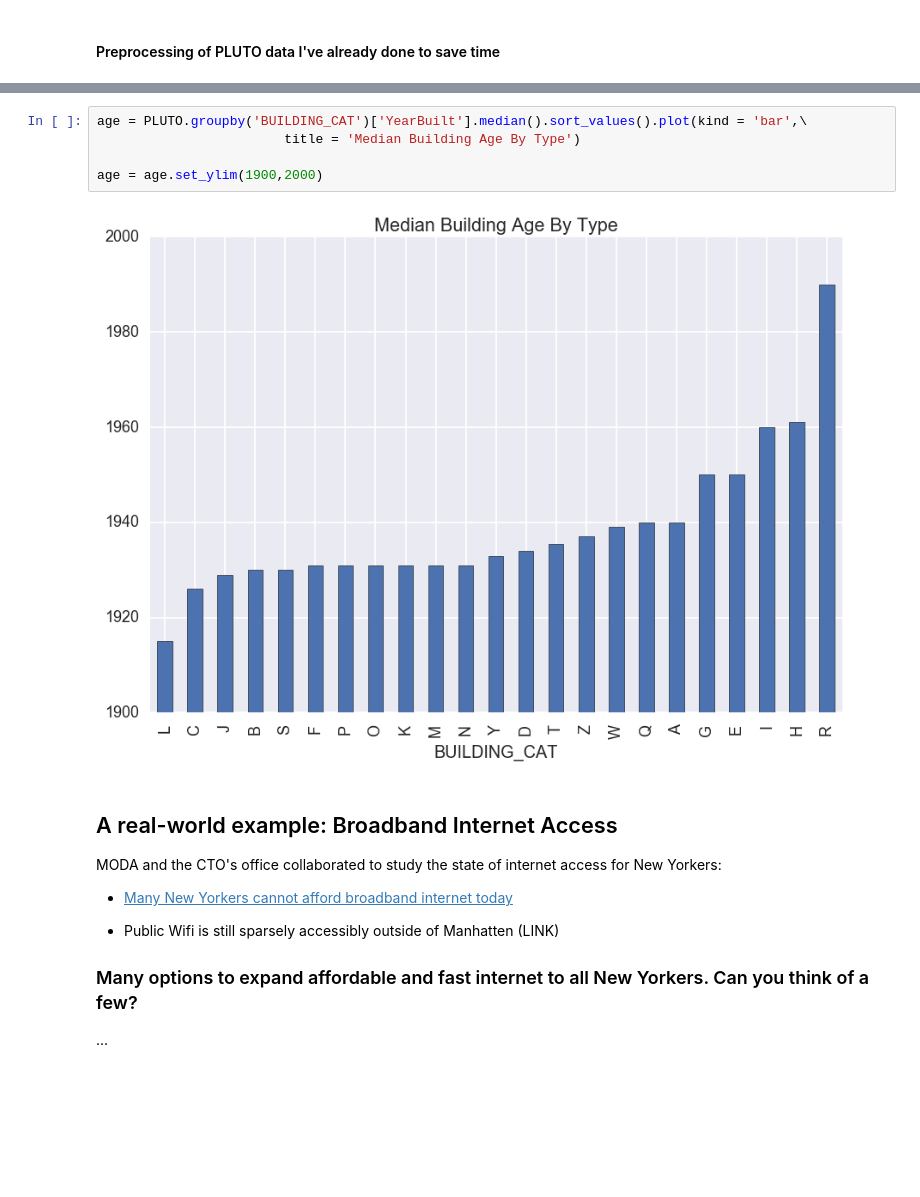
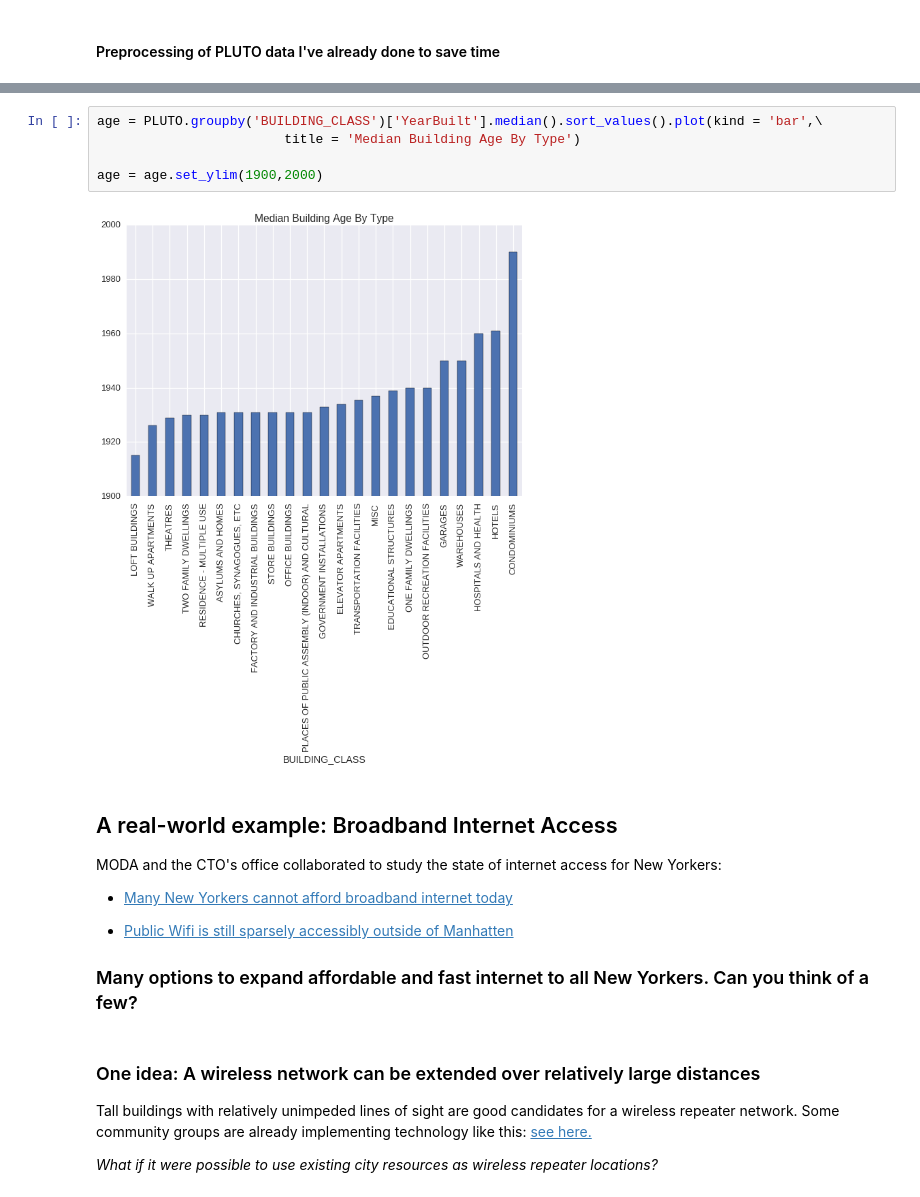
Before and after one commit to MODA-NYC/smart_cities_17, a Jupyter notebook: SmartCities.ipynb, the cells around one changed output, grey strips where cells are left out. Saved outputs shown, nothing was run; the diff lists cells and outputs as text; blank space fills up the shorter version.

```diff
--- a/SmartCities.ipynb
+++ b/SmartCities.ipynb
@@ -82,12 +96,12 @@ age = age.set_ylim(1800,2000)
 # %% [output]
 [figure]
 # %%
-age = PLUTO.groupby('BUILDING_CAT')['YearBuilt'].median().sort_values().plot(kind = 'bar',\
+age = PLUTO.groupby('BUILDING_CLASS')['YearBuilt'].median().sort_values().plot(kind = 'bar',\
                         title = 'Median Building Age By Type')
 
 age = age.set_ylim(1900,2000)
 # %% [output]
-[figure, old version]
+[figure, new version]
 # %% [markdown]
 ## A real-world example: Broadband Internet Access
 
@@ -95,29 +109,15 @@ MODA and the CTO's office collaborated to study the state of internet access for
 
 * [Many New Yorkers cannot afford broadband internet today](https://moda-nyc.carto.com/viz/1234cd1a-1fb0-11e7-ab3c-0e05a8b3e3d7/public_map)
 
-* Public Wifi is still sparsely accessibly outside of Manhatten (LINK)
+* [Public Wifi is still sparsely accessibly outside of Manhatten](https://moda-nyc.carto.com/viz/abb9af18-3028-11e7-8700-0e3ff518bd15/public_map)
 
 
 
 ### Many options to expand affordable and fast internet to all New Yorkers. Can you think of a few?
-
-
-
-
-
-
-
-
-
-
-
-
-
-
-
-
-
-
-
-  ...
+# %% [markdown]
+### One idea: A wireless network can be extended over relatively large distances
+
+Tall buildings with relatively unimpeded lines of sight are good candidates for a wireless repeater network. Some community groups are already implementing technology like this: [see here.](https://nycmesh.net/)
+
+*What if it were possible to use existing city resources as wireless repeater locations?*
 # %%
```
Also changed, not shown: parts of 15 cells of this notebook, 2 other files.
